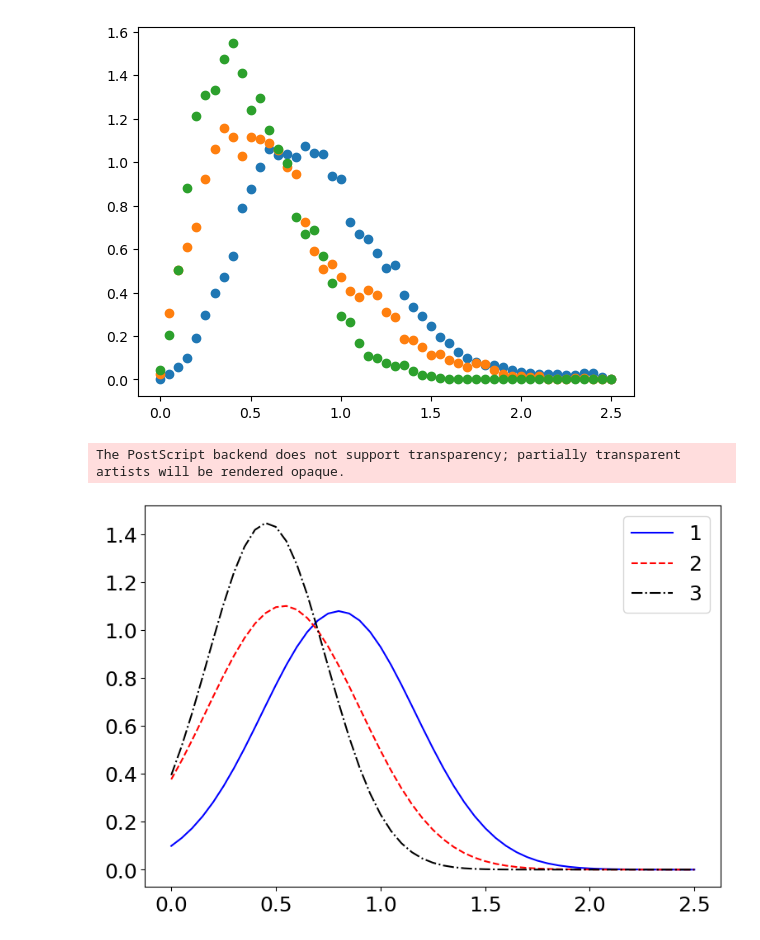
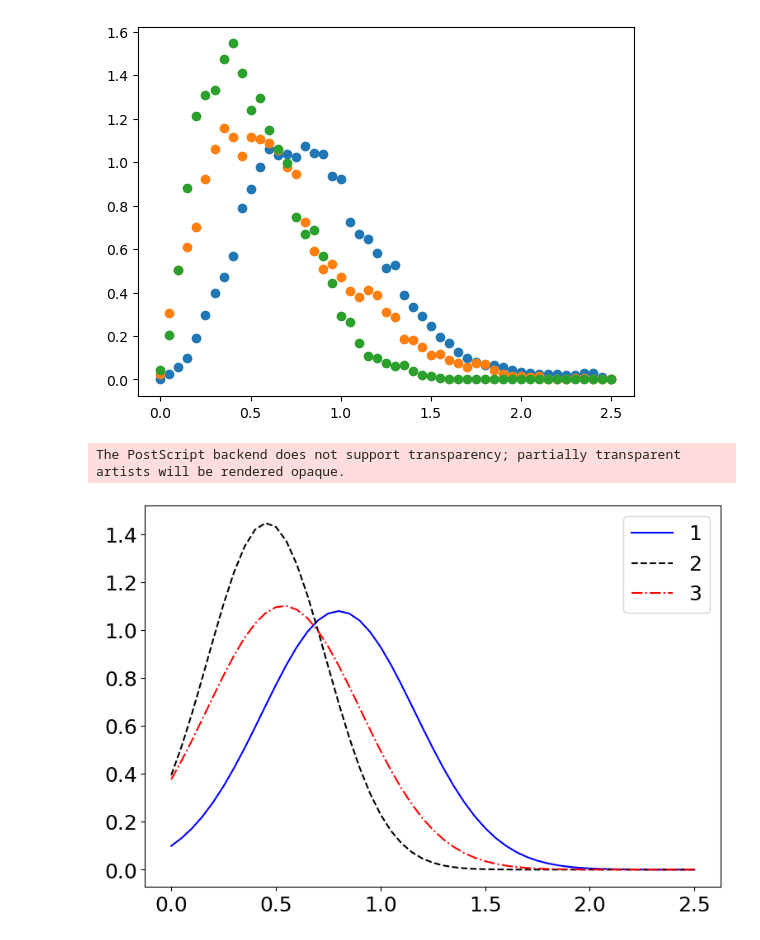
Before and after one commit to kontchenkov/SchNetPhosphorene, a Jupyter notebook: figures3-6.ipynb, the cells around one changed output. Cells and saved outputs as stored; diff of their text form; code cells hidden in the pictures.

Commit message:
Change colors on figure_6 (force_abs_values_fit.png, .eps)

```diff
--- a/figures3-6.ipynb
+++ b/figures3-6.ipynb
@@ -204,16 +204,16 @@ popt2000model, pcov2000model = curve_fit(gauss, hist_2000_model[0], hist_2000_mo
 # %%
 plt.rcParams.update({'font.size': 18})
 fig = plt.figure(figsize=(9, 6))
 
 plt.plot(hist_100000_original[0], gauss(hist_100000_original[0], *popt100000original), 'b-',label='1')
 #plt.scatter(hist_100000_original[0], hist_100000_original[1],color ='b',marker='.')
-plt.plot(hist_100000_model[0], gauss(hist_100000_model[0], *popt100000model), 'r--',label='2')
+plt.plot(hist_2000_model[0], gauss(hist_2000_model[0], *popt2000model), 'k--',label='2')
+#plt.scatter(hist_2000_model[0], hist_2000_model[1],color ='k',marker='*')
+plt.plot(hist_100000_model[0], gauss(hist_100000_model[0], *popt100000model), 'r-.',label='3')
 #plt.scatter(hist_100000_model[0], hist_100000_model[1],color ='r',marker='v')
-plt.plot(hist_2000_model[0], gauss(hist_2000_model[0], *popt2000model), 'k-.',label='3')
-#plt.scatter(hist_2000_model[0], hist_2000_model[1],color ='k',marker='*')
 plt.legend(loc='upper right',fontsize=18)
 plt.savefig('force_abs_values_fit.eps')
 plt.savefig('force_abs_values_fit.png')
 # %% [output]
 The PostScript backend does not support transparency; partially transparent artists will be rendered opaque.
-[figure, old version]
+[figure, new version]
```
Also changed, not shown: 2 other files.
